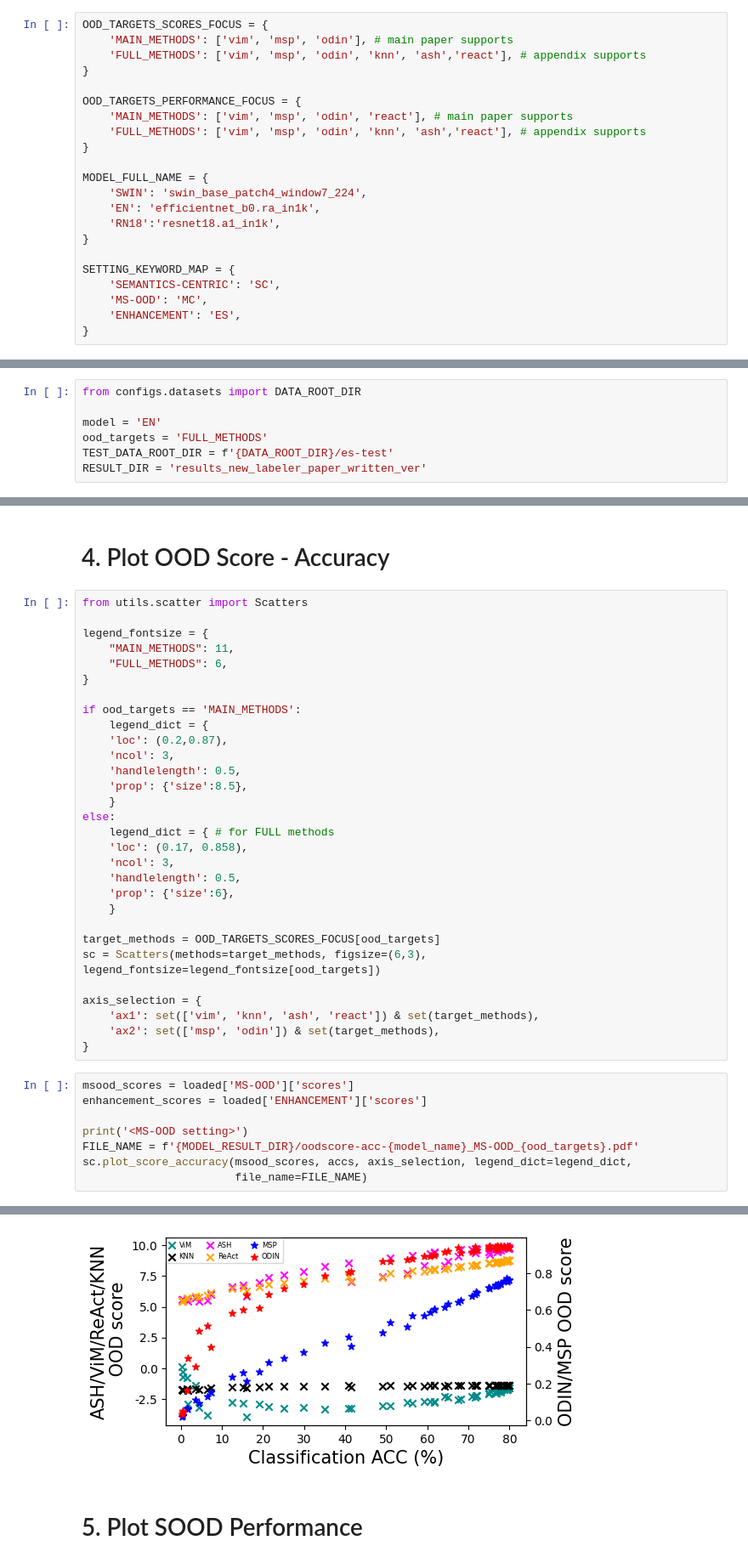
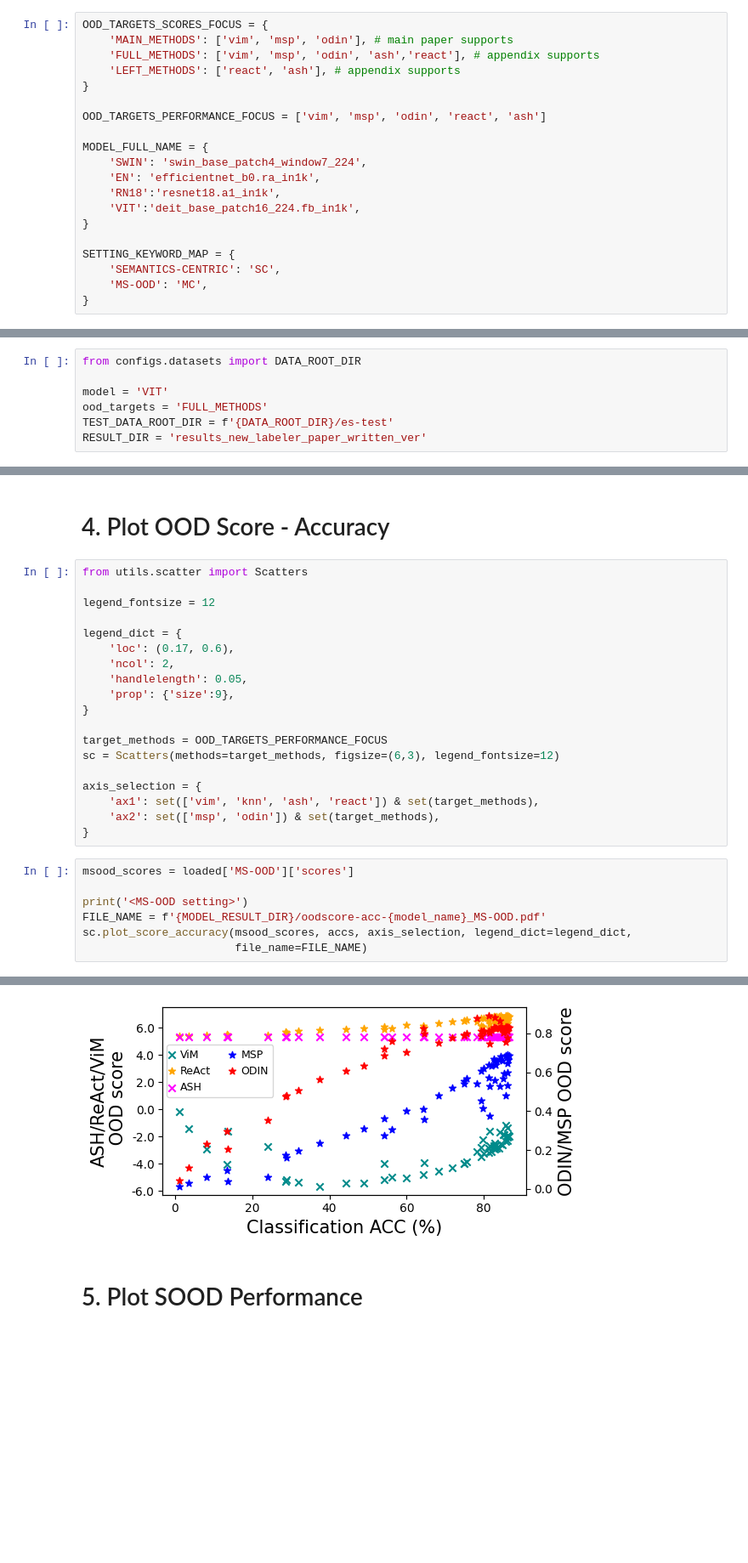
Before and after one commit to Edw2n/ImageNet-ES, a Jupyter notebook: ood_plots.ipynb, the cells around one changed output, grey strips where cells are left out. Shown at 85% size. Drawn from its saved outputs; the diff is of its cells as text; blank space fills up the shorter version.

```diff
--- a/ood_plots.ipynb
+++ b/ood_plots.ipynb
@@ -9,31 +9,29 @@ warnings.filterwarnings(action='ignore')
 # %%
 OOD_TARGETS_SCORES_FOCUS = {
     'MAIN_METHODS': ['vim', 'msp', 'odin'], # main paper supports
-    'FULL_METHODS': ['vim', 'msp', 'odin', 'knn', 'ash','react'], # appendix supports
+    'FULL_METHODS': ['vim', 'msp', 'odin', 'ash','react'], # appendix supports
+    'LEFT_METHODS': ['react', 'ash'], # appendix supports
 }
 
-OOD_TARGETS_PERFORMANCE_FOCUS = {
-    'MAIN_METHODS': ['vim', 'msp', 'odin', 'react'], # main paper supports
-    'FULL_METHODS': ['vim', 'msp', 'odin', 'knn', 'ash','react'], # appendix supports
-}
+OOD_TARGETS_PERFORMANCE_FOCUS = ['vim', 'msp', 'odin', 'react', 'ash']
 
 MODEL_FULL_NAME = {
     'SWIN': 'swin_base_patch4_window7_224',
     'EN': 'efficientnet_b0.ra_in1k',
     'RN18':'resnet18.a1_in1k',
+    'VIT':'deit_base_patch16_224.fb_in1k',
 }
 
 SETTING_KEYWORD_MAP = {
     'SEMANTICS-CENTRIC': 'SC',
     'MS-OOD': 'MC',
-    'ENHANCEMENT': 'ES',
 }
 # %% [markdown]
 # 1. Select Analysis Options
 # %%
 from configs.datasets import DATA_ROOT_DIR
 
-model = 'EN'
+model = 'VIT'
 ood_targets = 'FULL_METHODS'
 TEST_DATA_ROOT_DIR = f'{DATA_ROOT_DIR}/es-test'
 RESULT_DIR = 'results_new_labeler_paper_written_ver'
@@ -94,28 +94,17 @@ hist.draw_msood(msood, target_methods, s_ood=s_ood, legend_loc='odin', file_name
 # %%
 from utils.scatter import Scatters
 
-legend_fontsize = {
-    "MAIN_METHODS": 11,
-    "FULL_METHODS": 6,
+legend_fontsize = 12
+
+legend_dict = {
+    'loc': (0.17, 0.6),
+    'ncol': 2,
+    'handlelength': 0.05,
+    'prop': {'size':9},
 }
 
-if ood_targets == 'MAIN_METHODS':
-    legend_dict = {
-    'loc': (0.2,0.87),
-    'ncol': 3,
-    'handlelength': 0.5,
-    'prop': {'size':8.5},
-    }
-else:
-    legend_dict = { # for FULL methods
-    'loc': (0.17, 0.858),
-    'ncol': 3,
-    'handlelength': 0.5,
-    'prop': {'size':6},
-    }
-
-target_methods = OOD_TARGETS_SCORES_FOCUS[ood_targets]
-sc = Scatters(methods=target_methods, figsize=(6,3), legend_fontsize=legend_fontsize[ood_targets])
+target_methods = OOD_TARGETS_PERFORMANCE_FOCUS
+sc = Scatters(methods=target_methods, figsize=(6,3), legend_fontsize=12)
 
 axis_selection = {
     'ax1': set(['vim', 'knn', 'ash', 'react']) & set(target_methods),
@@ -123,15 +112,14 @@ axis_selection = {
 }
 # %%
 msood_scores = loaded['MS-OOD']['scores']
-enhancement_scores = loaded['ENHANCEMENT']['scores']
 
 print('<MS-OOD setting>')
-FILE_NAME = f'{MODEL_RESULT_DIR}/oodscore-acc-{model_name}_MS-OOD_{ood_targets}.pdf'
+FILE_NAME = f'{MODEL_RESULT_DIR}/oodscore-acc-{model_name}_MS-OOD.pdf'
 sc.plot_score_accuracy(msood_scores, accs, axis_selection, legend_dict=legend_dict,
                        file_name=FILE_NAME)
 # %% [output]
 <MS-OOD setting>
-[figure, old version]
+[figure, new version]
 # %% [markdown]
 # 5. Plot SOOD Performance
 # %%
```
Also changed, not shown: parts of 7 cells of this notebook, 6 other files.
